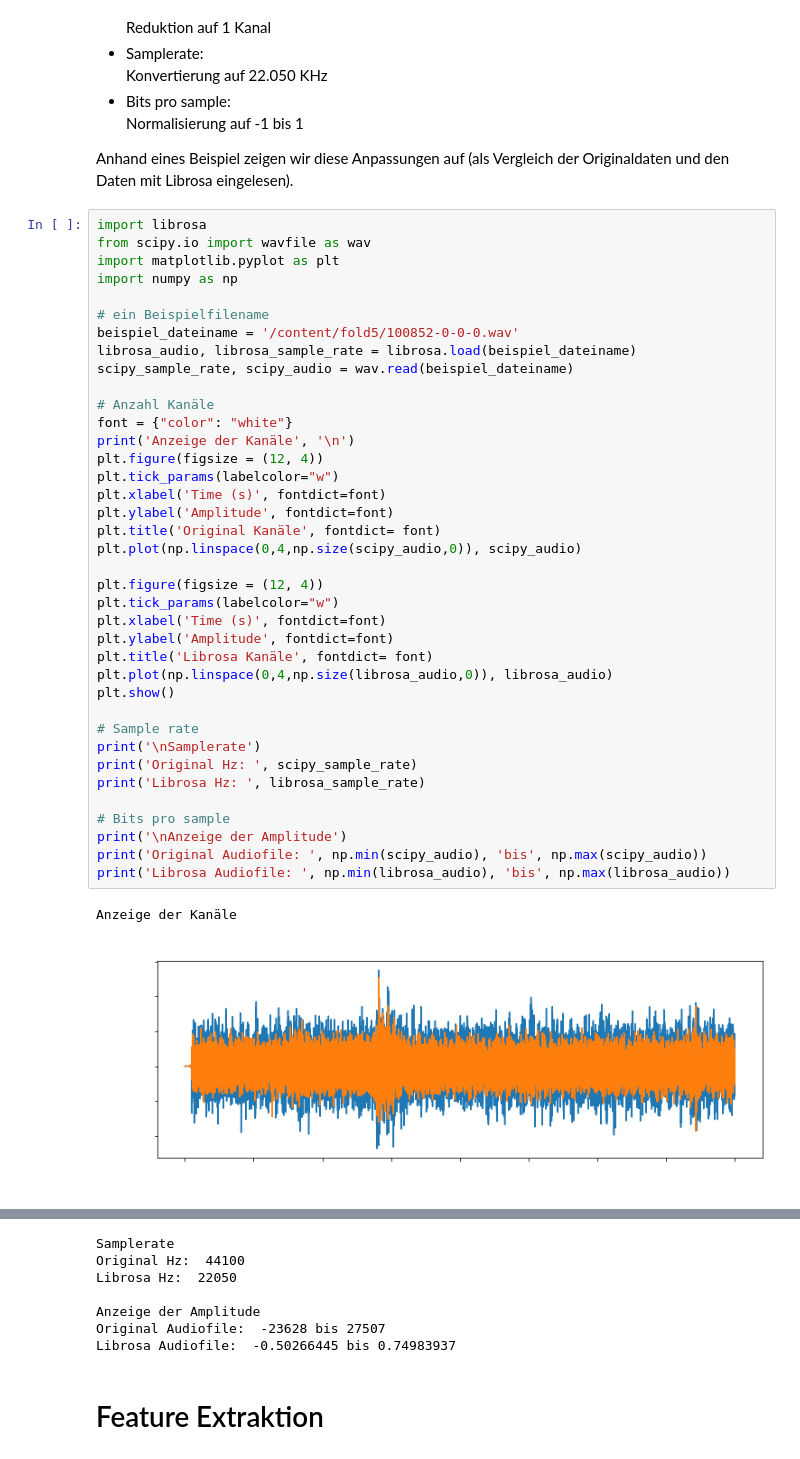
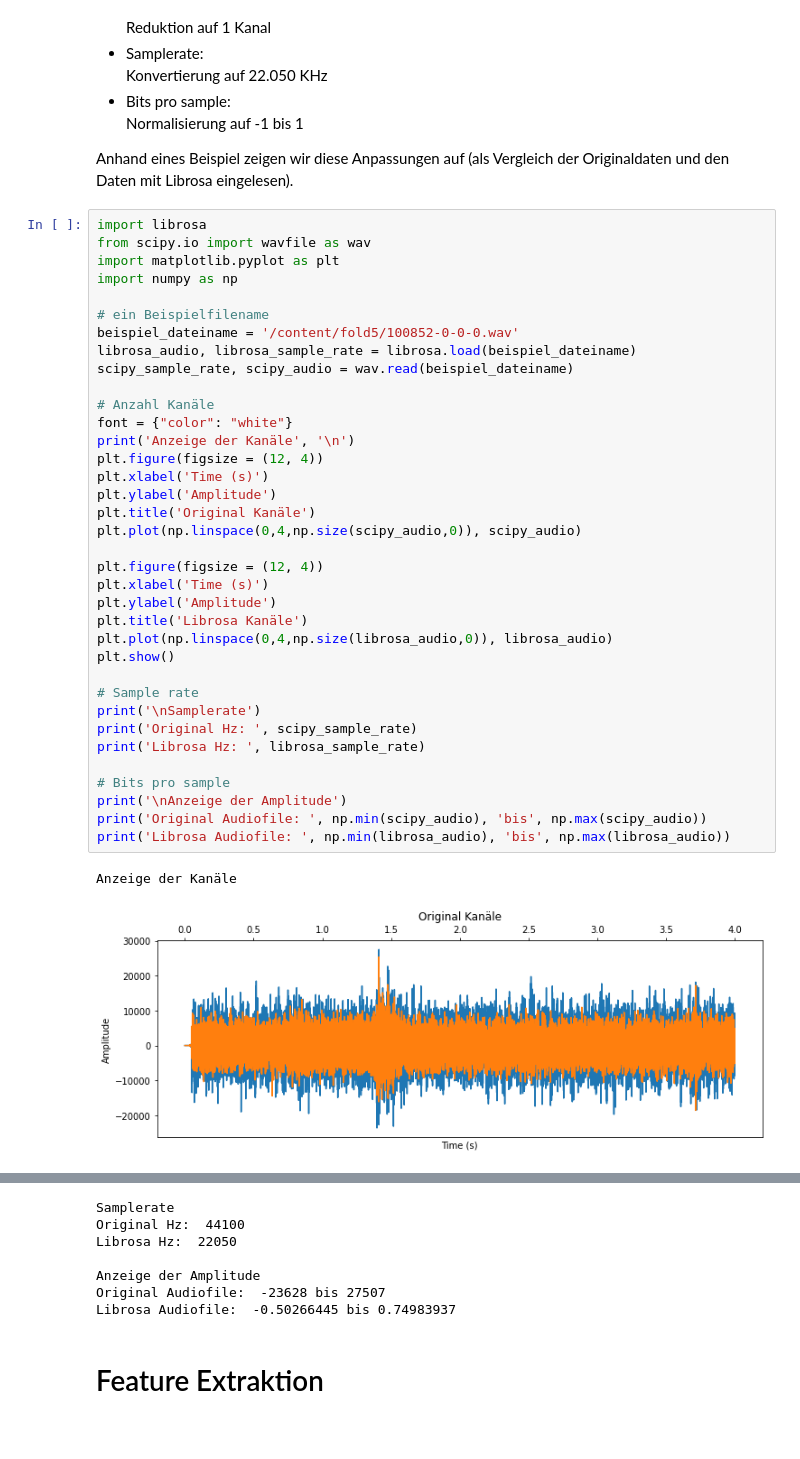
Before and after one commit to VimalKandrical/dl_sound_class, a Jupyter notebook: main.ipynb, the cells around one changed output, grey strips where cells are left out. Cells and saved outputs as stored; diff of their text form.

```diff
--- a/main.ipynb
+++ b/main.ipynb
@@ -309,39 +308,37 @@ import librosa
 from scipy.io import wavfile as wav
 import matplotlib.pyplot as plt
 import numpy as np
 
 # ein Beispielfilename
 beispiel_dateiname = '/content/fold5/100852-0-0-0.wav'
 librosa_audio, librosa_sample_rate = librosa.load(beispiel_dateiname)
 scipy_sample_rate, scipy_audio = wav.read(beispiel_dateiname)
 
 # Anzahl Kanäle
 font = {"color": "white"}
 print('Anzeige der Kanäle', '\n')
 plt.figure(figsize = (12, 4))
-plt.tick_params(labelcolor="w")
-plt.xlabel('Time (s)', fontdict=font)
-plt.ylabel('Amplitude', fontdict=font)
-plt.title('Original Kanäle', fontdict= font)
+plt.xlabel('Time (s)')
+plt.ylabel('Amplitude')
+plt.title('Original Kanäle')
 plt.plot(np.linspace(0,4,np.size(scipy_audio,0)), scipy_audio)
 
 plt.figure(figsize = (12, 4))
-plt.tick_params(labelcolor="w")
-plt.xlabel('Time (s)', fontdict=font)
-plt.ylabel('Amplitude', fontdict=font)
-plt.title('Librosa Kanäle', fontdict= font)
+plt.xlabel('Time (s)')
+plt.ylabel('Amplitude')
+plt.title('Librosa Kanäle')
 plt.plot(np.linspace(0,4,np.size(librosa_audio,0)), librosa_audio)
 plt.show()
 
 # Sample rate
 print('\nSamplerate')
 print('Original Hz: ', scipy_sample_rate)
 print('Librosa Hz: ', librosa_sample_rate)
 
 # Bits pro sample
 print('\nAnzeige der Amplitude')
 print('Original Audiofile: ', np.min(scipy_audio), 'bis', np.max(scipy_audio))
 print('Librosa Audiofile: ', np.min(librosa_audio), 'bis', np.max(librosa_audio))
 # %% [output]
 Anzeige der Kanäle
-[figure, old version]
+[figure, new version]
```
Also changed, not shown: parts of 7 cells of this notebook.
